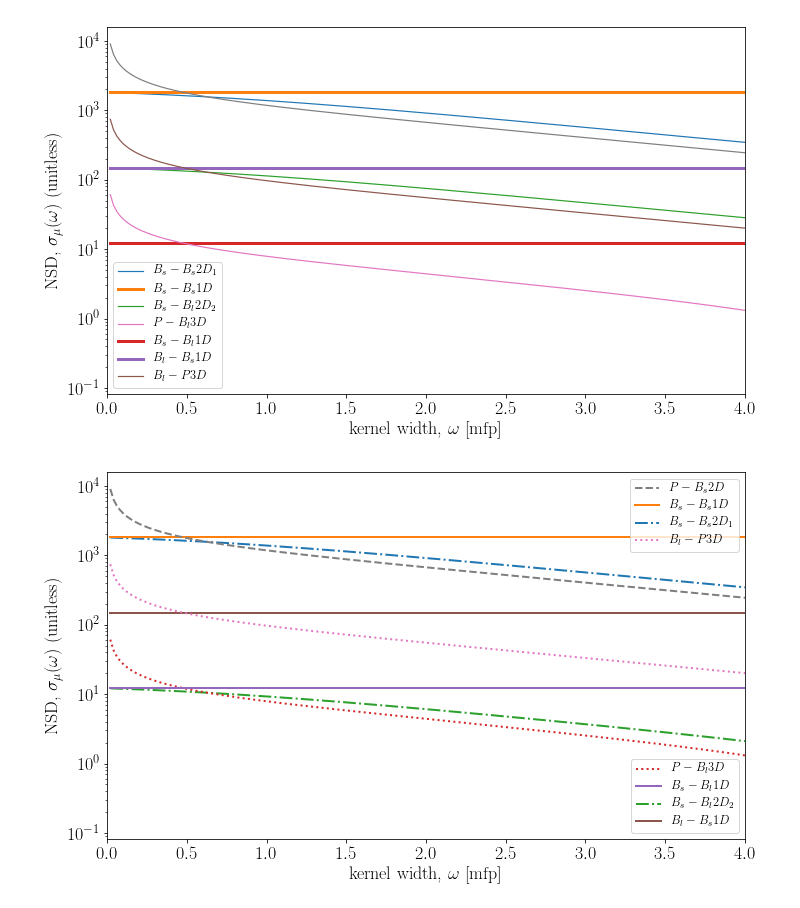
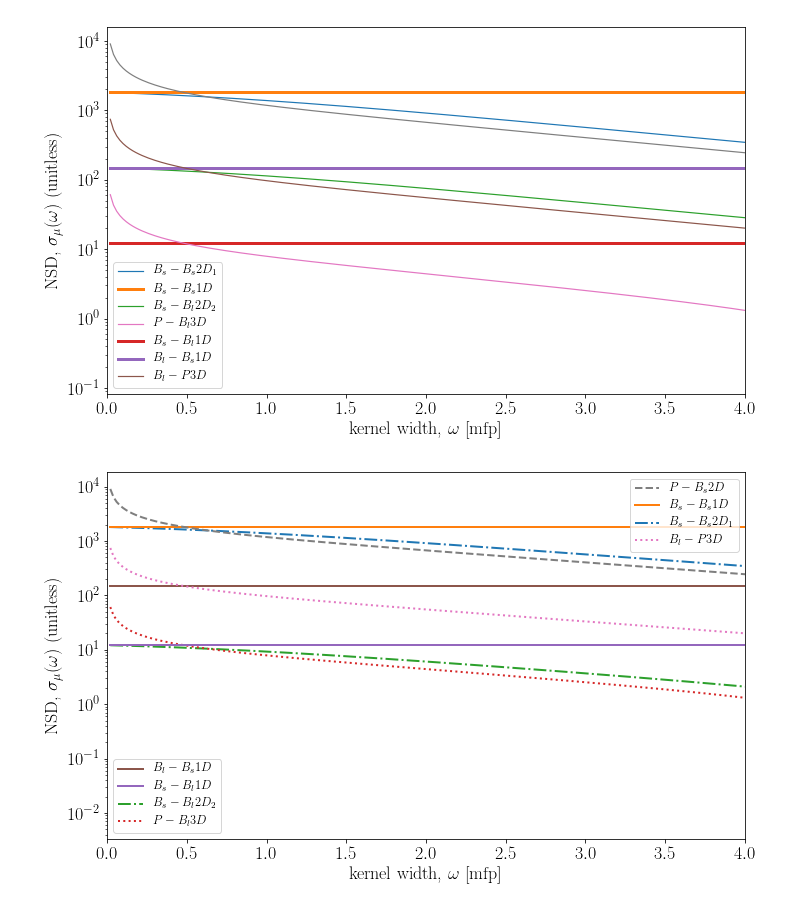
Before and after one commit to RaeJ/Raytracer, a Jupyter notebook: Analysis.ipynb, the cells around one changed output. Cells and saved outputs as stored; diff of their text form; code cells hidden in the pictures.

```diff
--- a/Analysis.ipynb
+++ b/Analysis.ipynb
@@ -49,39 +49,29 @@ pylab.show()
 # %%
 plt.rc('text', usetex=True)
 plt.rc('font', family='serif')
 
-my_data = np.genfromtxt('results.csv', delimiter=',')
-# print(my_data)
-
-# fig = plt.figure()
-# ax = fig.add_subplot(2, 1, 1)
-# plt.plot(, , 'go--', linewidth=2, markersize=4)
-# plt.plot(my_data[:,0], my_data[:,2], 'bo--', linewidth=2, markersize=4)
-# plt.plot(my_data[:,0], my_data[:,3], 'ro--', linewidth=2, markersize=4)
-# plt.plot(my_data[:,0], my_data[:,4], 'yo--', linewidth=2, markersize=4)
+my_data = np.genfromtxt('NSD.csv', delimiter=',')
 
 BsBs2D1, = plt.plot(my_data[:,0], my_data[:,1], label='$B_s-B_s2D_1$', lw=2, linestyle='-.' )
 BsBs1D, = plt.plot(my_data[:,0], my_data[:,2], label='$B_s-B_s1D$', lw=2, linestyle='-' )
 BsBl2D2, = plt.plot(my_data[:,0], my_data[:,3], label='$B_s-B_l2D_2$', lw=2, linestyle='-.' )
 PBl3D, = plt.plot(my_data[:,0], my_data[:,4], label='$P-B_l3D$', lw=2, linestyle=':' )
 BsBl1D, = plt.plot(my_data[:,0], my_data[:,5], label='$B_s-B_l1D$', lw=2, linestyle='-' )
 BlBs1D, = plt.plot(my_data[:,0], my_data[:,6], label='$B_l-B_s1D$', lw=2, linestyle='-' )
 BlP3D, = plt.plot(my_data[:,0], my_data[:,7], label='$B_l-P3D$', lw=2, linestyle=':' )
 PBs2D, = plt.plot(my_data[:,0], my_data[:,8], label='$P-B_s2D$', lw=2, linestyle='--' )
 
-
-# plt.legend(handles=[BsBs2D1,BsBs1D,BsBl2D2,PBl3D,BsBl1D,BlP2D],fontsize='x-small')
-legend1 = plt.legend(handles=[PBl3D,BsBl1D,BsBl2D2,BlBs1D],fontsize='x-small',loc=4)
+legend1 = plt.legend(handles=[BlBs1D,BsBl1D,BsBl2D2,PBl3D],fontsize='x-small',loc=3)
 plt.legend(handles=[PBs2D,BsBs1D,BsBs2D1,BlP3D],fontsize='x-small',loc=1)
 plt.tight_layout()
 plt.gca().add_artist(legend1)
 
 # plt.ylim( 0, 10^5 )
 plt.ylabel("NSD, $\sigma_{\mu}(\omega)$ (unitless)")
 plt.xlabel("kernel width, $\omega$ [mfp]")
 
 plt.xlim(0,4)
 plt.yscale('log')
 pylab.show()
 # %% [output]
-[figure, old version]
+[figure, new version]
```
Also changed, not shown: parts of 1 cell of this notebook, 2 other files.
